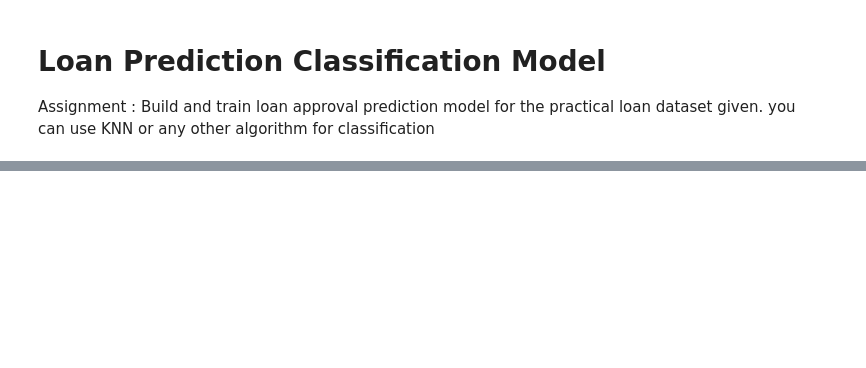
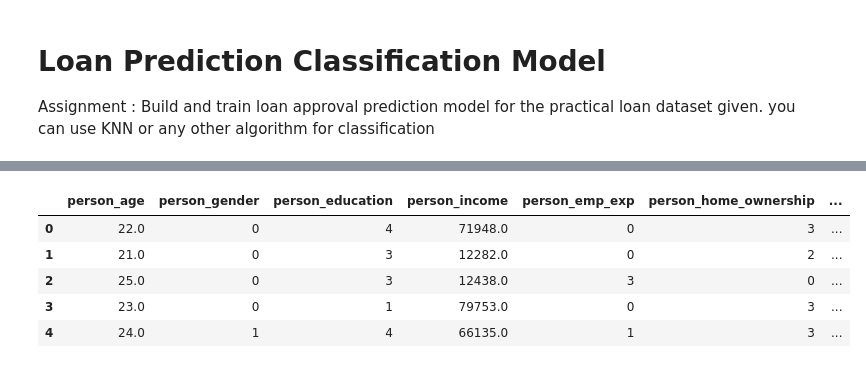
Before and after one commit to Indranil-R/HCLTech-GenAI-Assignments, a Jupyter notebook: 19.ipynb, the cells around one changed output, grey strips where cells are left out. Cells and saved outputs as stored; diff of their text form; code cells hidden in the pictures; blank space fills up the shorter version.

```diff
--- a/19.ipynb
+++ b/19.ipynb
@@ -45,0 +44,16 @@ display(df.head())
+# %%
+from sklearn.preprocessing import LabelEncoder
+
+label_encoder = LabelEncoder()
+
+logger.info("Encoding non numerical fields")
+
+# Encodig the non numerical fields
+df["person_gender"] = label_encoder.fit_transform(df["person_gender"])
+df["person_education"] = label_encoder.fit_transform(df["person_education"])
+df["person_home_ownership"] = label_encoder.fit_transform(df["person_home_ownership"])
+df["loan_intent"] = label_encoder.fit_transform(df["loan_intent"])
+df["previous_loan_defaults_on_file"] = label_encoder.fit_transform(df["previous_loan_defaults_on_file"])
+
+display(df.head())
+# %% [output]
@@ -46,3 +61,9 @@ display(df.head())
+|  | person_age | person_gender | person_education | person_income | person_emp_exp | person_home_ownership | ... |
+| 0 | 22.0 | 0 | 4 | 71948.0 | 0 | 3 | ... |
+| 1 | 21.0 | 0 | 3 | 12282.0 | 0 | 2 | ... |
+| 2 | 25.0 | 0 | 3 | 12438.0 | 3 | 0 | ... |
+| 3 | 23.0 | 0 | 1 | 79753.0 | 0 | 3 | ... |
+| 4 | 24.0 | 1 | 4 | 66135.0 | 1 | 3 | ... |
 # %%
 # Splitting the dataset into testing and traing
 
```
Also changed, not shown: parts of 7 cells of this notebook.
